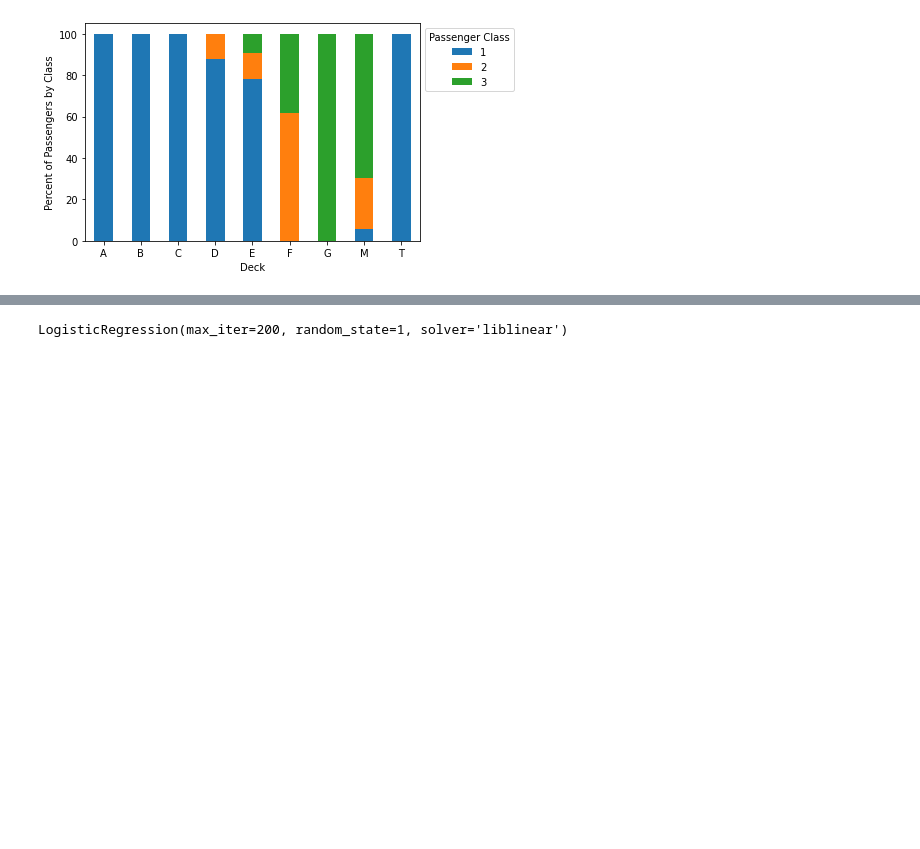
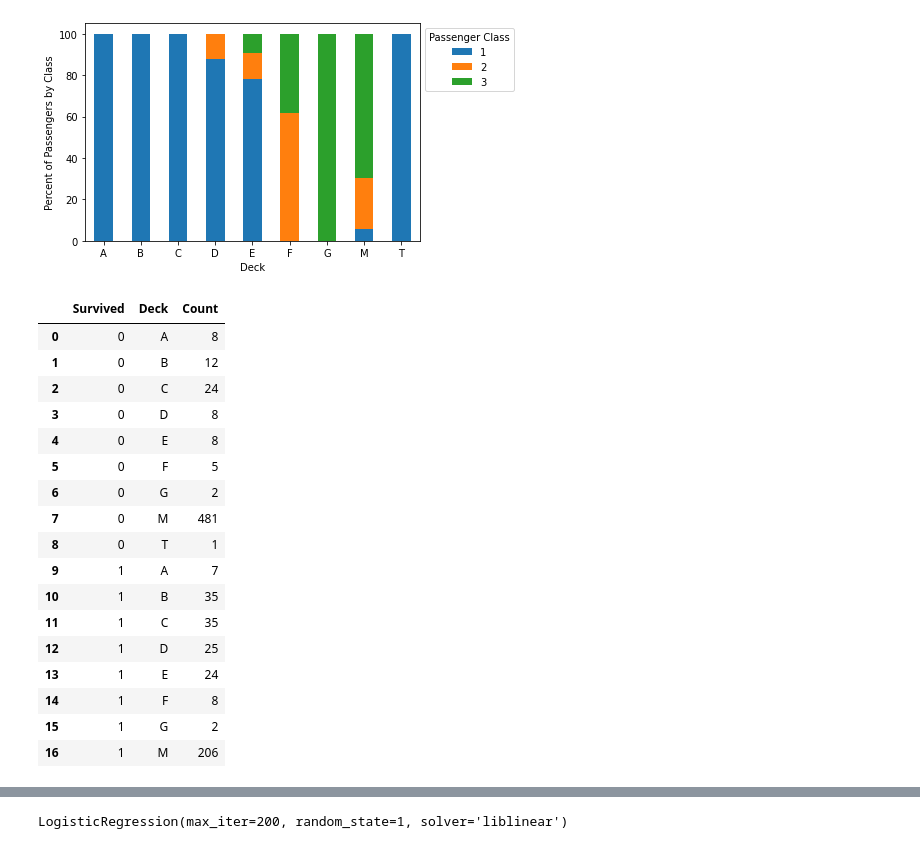
Before and after one commit to mleggett25/Titanic_Challenge, a Jupyter notebook: titanic-challenge.ipynb, the cells around one changed output, grey strips where cells are left out. Cells and saved outputs as stored; diff of their text form; code cells hidden in the pictures; blank space fills up the shorter version.

```diff
--- a/titanic-challenge.ipynb
+++ b/titanic-challenge.ipynb
@@ -462,3 +487,25 @@ plt.xticks(rotation=0)
   Text(7, 0, 'M'),
   Text(8, 0, 'T')])
 [figure]
+# %%
+survival_df = new_train_df.groupby(['Survived', 'Deck']).count().drop(columns=['Pclass', 'Sex', 'Age', 'SibSp', 'Parch', 'Fare', 'Embarked', 'Cabin', 'PassengerId', 'Ticket']).rename(columns={'Name':'Count'}).reset_index()
+survival_df
+# %% [output]
+|  | Survived | Deck | Count |
+| 0 | 0 | A | 8 |
+| 1 | 0 | B | 12 |
+| 2 | 0 | C | 24 |
+| 3 | 0 | D | 8 |
+| 4 | 0 | E | 8 |
+| 5 | 0 | F | 5 |
+| 6 | 0 | G | 2 |
+| 7 | 0 | M | 481 |
+| 8 | 0 | T | 1 |
+| 9 | 1 | A | 7 |
+| 10 | 1 | B | 35 |
+| 11 | 1 | C | 35 |
+| 12 | 1 | D | 25 |
+| 13 | 1 | E | 24 |
+| 14 | 1 | F | 8 |
+| 15 | 1 | G | 2 |
+| 16 | 1 | M | 206 |
```
Also changed, not shown: parts of 9 cells of this notebook.
